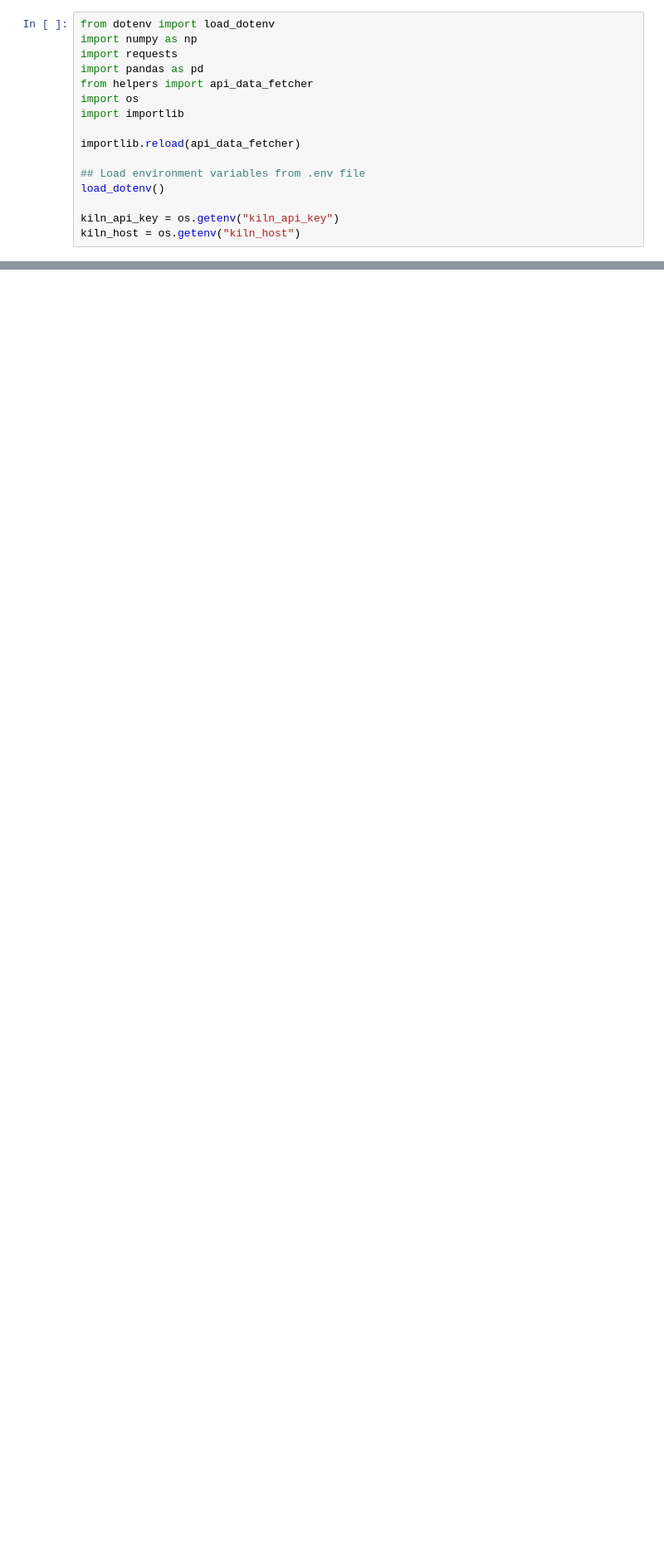
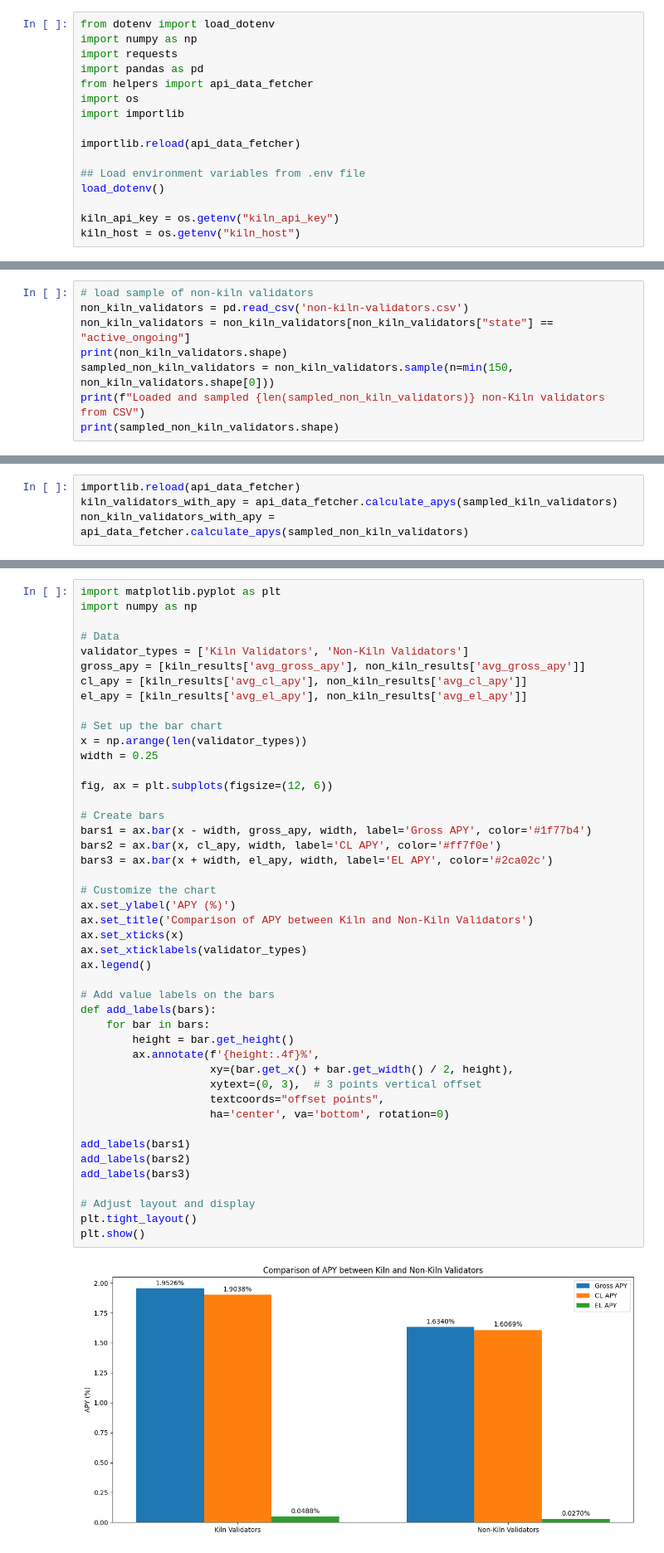
Before and after one commit to jpg1129/Kiln-Take-Home, a Jupyter notebook: main.ipynb, the cells around one changed output, grey strips where cells are left out. Shown: that part at 83% size. Drawn from its saved outputs; the diff is of its cells as text; blank space fills up the shorter version.

```diff
--- a/main.ipynb
+++ b/main.ipynb
@@ -54,0 +70,8 @@ print(a)
+# %%
+# load sample of non-kiln validators
+non_kiln_validators = pd.read_csv('non-kiln-validators.csv')
+non_kiln_validators = non_kiln_validators[non_kiln_validators["state"] == "active_ongoing"]
+print(non_kiln_validators.shape)
+sampled_non_kiln_validators = non_kiln_validators.sample(n=min(150, non_kiln_validators.shape[0]))
+print(f"Loaded and sampled {len(sampled_non_kiln_validators)} non-Kiln validators from CSV")
+print(sampled_non_kiln_validators.shape)
@@ -54,0 +82,4 @@ print(a)
+# %%
+importlib.reload(api_data_fetcher)
+kiln_validators_with_apy = api_data_fetcher.calculate_apys(sampled_kiln_validators)
+non_kiln_validators_with_apy = api_data_fetcher.calculate_apys(sampled_non_kiln_validators)
@@ -54,0 +151,47 @@ print(a)
+# %%
+import matplotlib.pyplot as plt
+import numpy as np
+
+# Data
+validator_types = ['Kiln Validators', 'Non-Kiln Validators']
+gross_apy = [kiln_results['avg_gross_apy'], non_kiln_results['avg_gross_apy']]
+cl_apy = [kiln_results['avg_cl_apy'], non_kiln_results['avg_cl_apy']]
+el_apy = [kiln_results['avg_el_apy'], non_kiln_results['avg_el_apy']]
+
+# Set up the bar chart
+x = np.arange(len(validator_types))
+width = 0.25
+
+fig, ax = plt.subplots(figsize=(12, 6))
+
+# Create bars
+bars1 = ax.bar(x - width, gross_apy, width, label='Gross APY', color='#1f77b4')
+bars2 = ax.bar(x, cl_apy, width, label='CL APY', color='#ff7f0e')
+bars3 = ax.bar(x + width, el_apy, width, label='EL APY', color='#2ca02c')
+
+# Customize the chart
+ax.set_ylabel('APY (%)')
+ax.set_title('Comparison of APY between Kiln and Non-Kiln Validators')
+ax.set_xticks(x)
+ax.set_xticklabels(validator_types)
+ax.legend()
+
+# Add value labels on the bars
+def add_labels(bars):
+    for bar in bars:
+        height = bar.get_height()
+        ax.annotate(f'{height:.4f}%',
+                    xy=(bar.get_x() + bar.get_width() / 2, height),
+                    xytext=(0, 3),  # 3 points vertical offset
+                    textcoords="offset points",
+                    ha='center', va='bottom', rotation=0)
+
+add_labels(bars1)
+add_labels(bars2)
+add_labels(bars3)
+
+# Adjust layout and display
+plt.tight_layout()
+plt.show()
+# %% [output]
+[figure, added]
```
Also changed, not shown: parts of 16 cells of this notebook, 6 other files.
